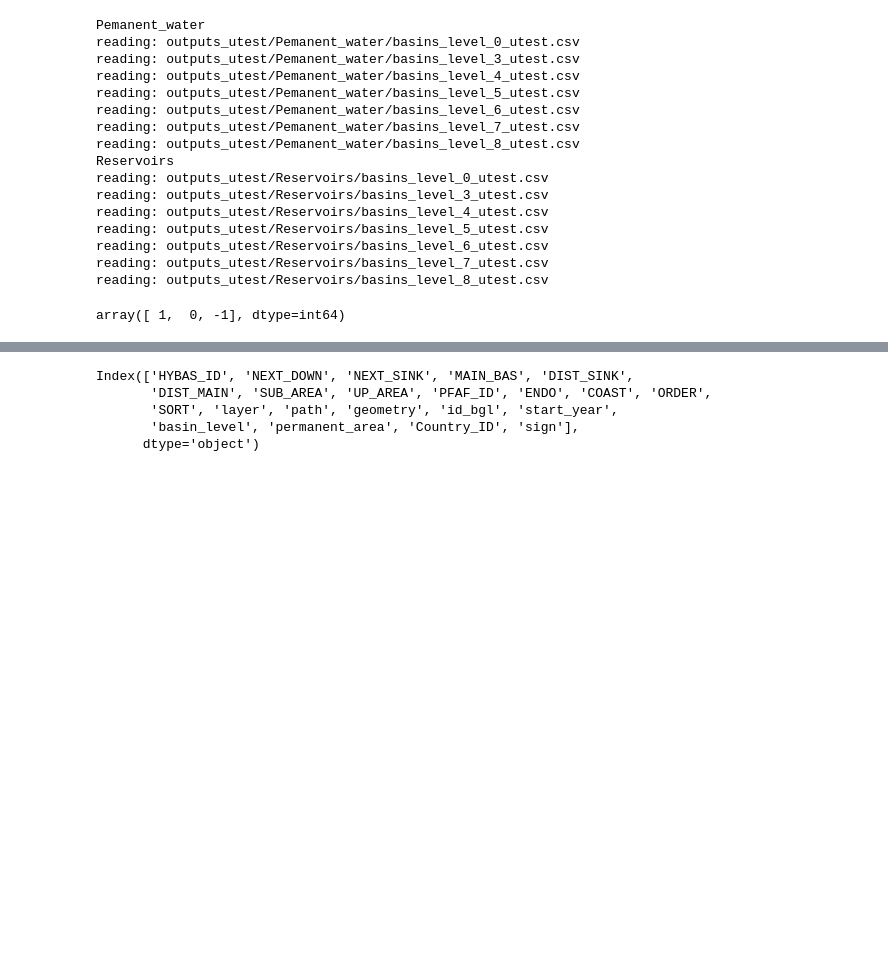
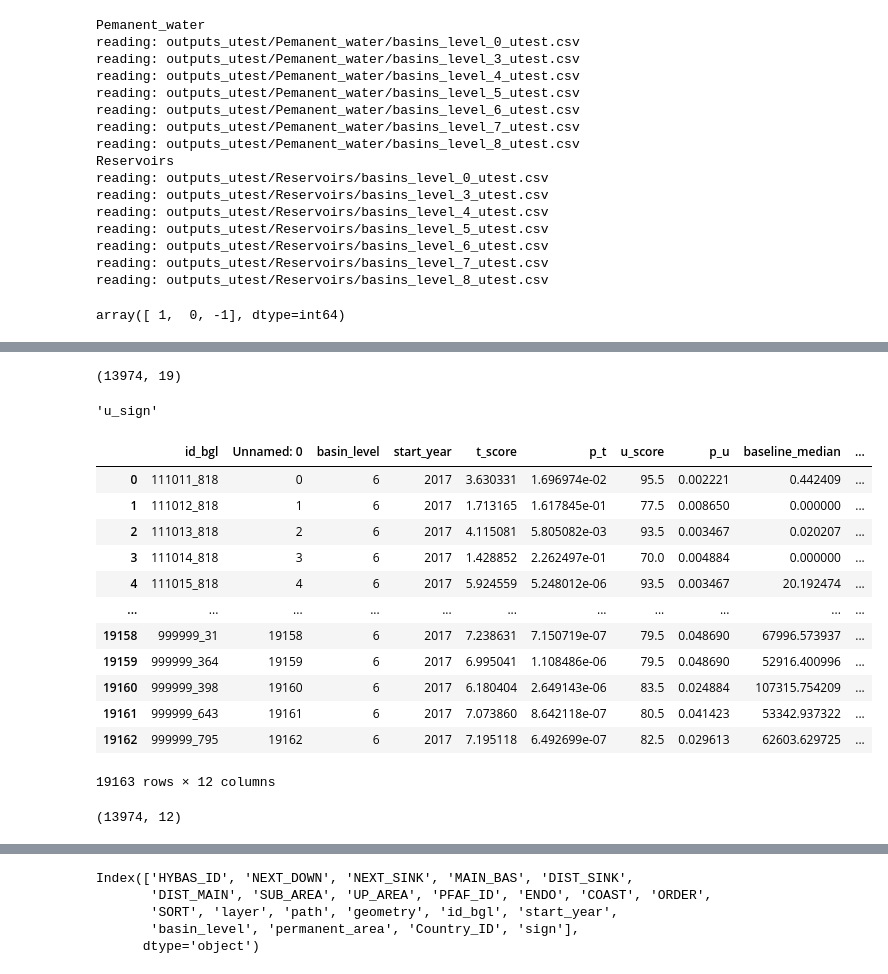
Before and after one commit to puzhao8/SDG661-Fresh-Water, a Jupyter notebook: testbed.ipynb, the cells around one changed output, grey strips where cells are left out. Saved outputs shown, nothing was run; the diff lists cells and outputs as text; code cells hidden in the pictures; blank space fills up the shorter version.

Commit message:
'utest'

```diff
--- a/testbed.ipynb
+++ b/testbed.ipynb
@@ -500,3 +532,7 @@ delta
+# %%
+delta_u[delta_u['u_sign']==0].shape
+# %% [output]
+(13974, 19)
 # %%
 """ plot time series """
 folder = "Pemanent_water"
@@ -508,4 +544,34 @@ for id in list(pos['id_bgl'].unique())[idx_start:(idx_start+20)]:
     df_flt.plot(kind='bar', x='aggregation_year', y='permanent_area', figsize=(12, 2), title=title)
 
 # df_flt
+# %%
+col
+# %% [output]
+'u_sign'
+# %%
+u_test = pd.read_csv("outputs_utest\Permanent_water\permanent_area/basins_level_6_utest.csv")
+u_test['u_flag'] = u_test['p_u'].transform(lambda x: float(x < p_thd)) # u_flag determines whether a basin change or not
+u_test['u_sign'][u_test['u_sign']==-99] = 0
+u_test['u_sign'] = u_test['u_sign'] * u_test['u_flag']
+
+
+u_test
+# %% [output]
+|  | id_bgl | Unnamed: 0 | basin_level | start_year | t_score | p_t | u_score | p_u | baseline_median | ... |
+| 0 | 111011_818 | 0 | 6 | 2017 | 3.630331 | 1.696974e-02 | 95.5 | 0.002221 | 0.442409 | ... |
+| 1 | 111012_818 | 1 | 6 | 2017 | 1.713165 | 1.617845e-01 | 77.5 | 0.008650 | 0.000000 | ... |
+| 2 | 111013_818 | 2 | 6 | 2017 | 4.115081 | 5.805082e-03 | 93.5 | 0.003467 | 0.020207 | ... |
+| 3 | 111014_818 | 3 | 6 | 2017 | 1.428852 | 2.262497e-01 | 70.0 | 0.004884 | 0.000000 | ... |
+| 4 | 111015_818 | 4 | 6 | 2017 | 5.924559 | 5.248012e-06 | 93.5 | 0.003467 | 20.192474 | ... |
+| ... | ... | ... | ... | ... | ... | ... | ... | ... | ... | ... |
+| 19158 | 999999_31 | 19158 | 6 | 2017 | 7.238631 | 7.150719e-07 | 79.5 | 0.048690 | 67996.573937 | ... |
+| 19159 | 999999_364 | 19159 | 6 | 2017 | 6.995041 | 1.108486e-06 | 79.5 | 0.048690 | 52916.400996 | ... |
+| 19160 | 999999_398 | 19160 | 6 | 2017 | 6.180404 | 2.649143e-06 | 83.5 | 0.024884 | 107315.754209 | ... |
+| 19161 | 999999_643 | 19161 | 6 | 2017 | 7.073860 | 8.642118e-07 | 80.5 | 0.041423 | 53342.937322 | ... |
+| 19162 | 999999_795 | 19162 | 6 | 2017 | 7.195118 | 6.492699e-07 | 82.5 | 0.029613 | 62603.629725 | ... |
+19163 rows × 12 columns
+# %%
+u_test[u_test['u_sign']==0].shape
+# %% [output]
+(13974, 12)
 # %%
```
Also changed, not shown: parts of 7 cells of this notebook, 52 other files.
